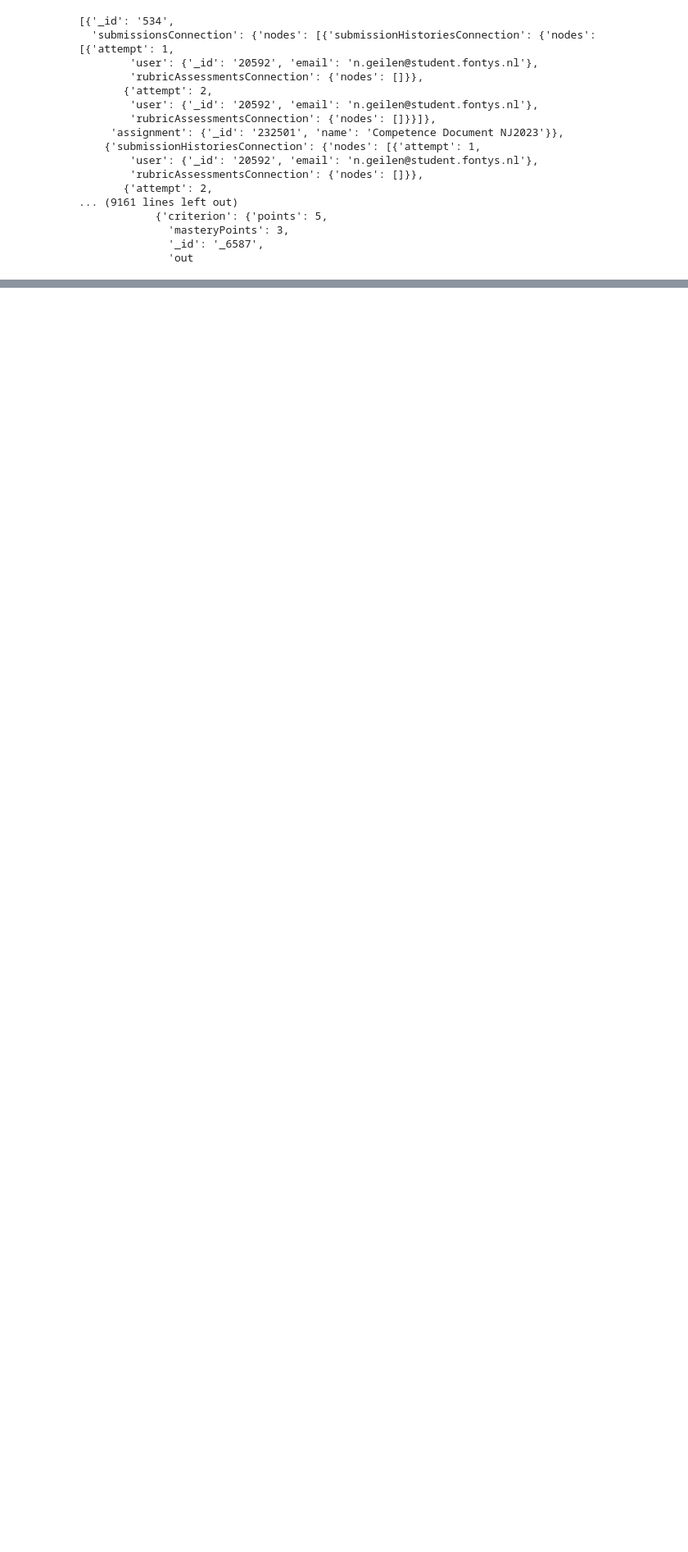
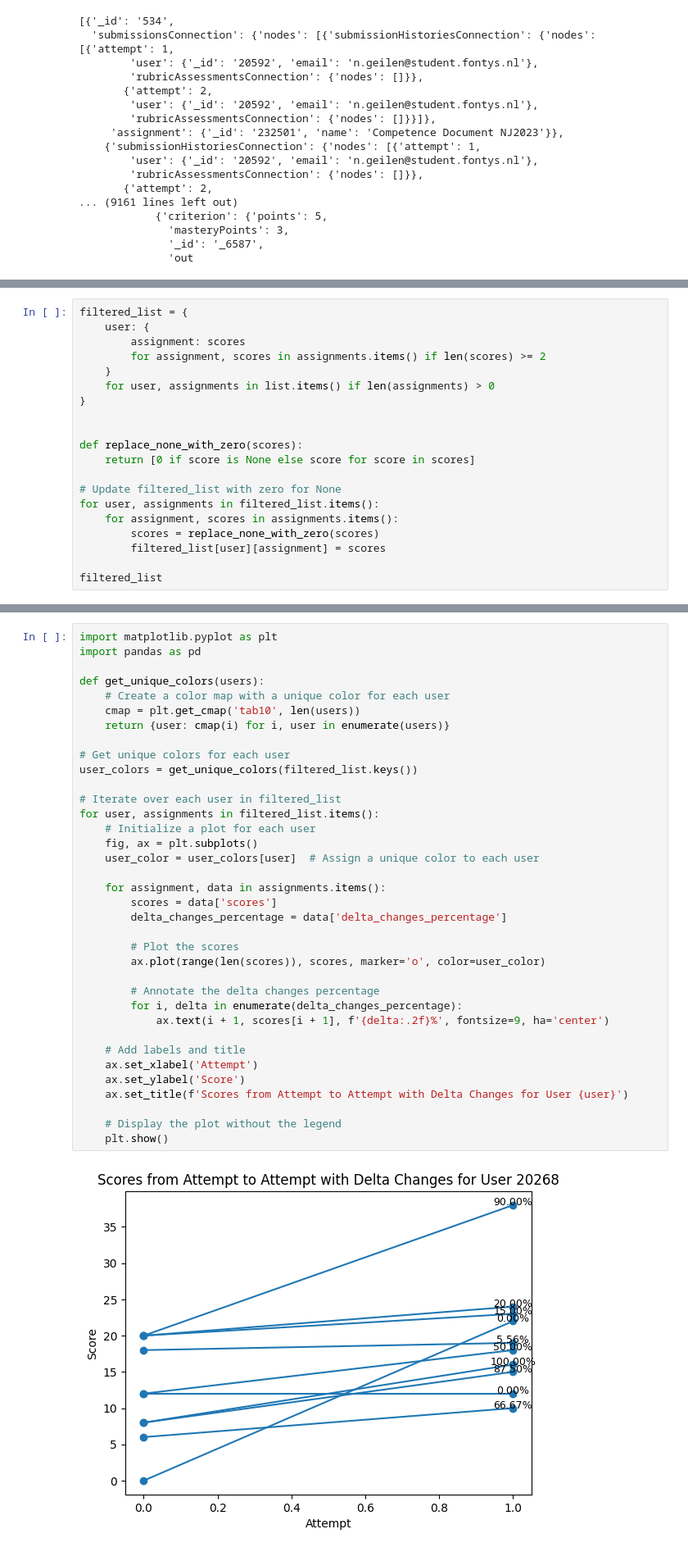
Before and after one commit to Typiqally/canvas-grade-correlation, a Jupyter notebook: main.ipynb, the cells around one changed output, grey strips where cells are left out. Shown at 82% size. Cells and saved outputs as stored; diff of their text form; blank space fills up the shorter version.

```diff
--- a/main.ipynb
+++ b/main.ipynb
@@ -209,0 +42,20 @@ df_table
+# %%
+filtered_list = {
+    user: {
+        assignment: scores
+        for assignment, scores in assignments.items() if len(scores) >= 2
+    }
+    for user, assignments in list.items() if len(assignments) > 0
+}
+
+
+def replace_none_with_zero(scores):
+    return [0 if score is None else score for score in scores]
+
+# Update filtered_list with zero for None
+for user, assignments in filtered_list.items():
+    for assignment, scores in assignments.items():
+        scores = replace_none_with_zero(scores)
+        filtered_list[user][assignment] = scores
+
+filtered_list
@@ -209,0 +162,38 @@ df_table
+# %%
+import matplotlib.pyplot as plt
+import pandas as pd
+
+def get_unique_colors(users):
+    # Create a color map with a unique color for each user
+    cmap = plt.get_cmap('tab10', len(users))
+    return {user: cmap(i) for i, user in enumerate(users)}
+
+# Get unique colors for each user
+user_colors = get_unique_colors(filtered_list.keys())
+
+# Iterate over each user in filtered_list
+for user, assignments in filtered_list.items():
+    # Initialize a plot for each user
+    fig, ax = plt.subplots()
+    user_color = user_colors[user]  # Assign a unique color to each user
+
+    for assignment, data in assignments.items():
+        scores = data['scores']
+        delta_changes_percentage = data['delta_changes_percentage']
+
+        # Plot the scores
+        ax.plot(range(len(scores)), scores, marker='o', color=user_color)
+
+        # Annotate the delta changes percentage
+        for i, delta in enumerate(delta_changes_percentage):
+            ax.text(i + 1, scores[i + 1], f'{delta:.2f}%', fontsize=9, ha='center')
+
+    # Add labels and title
+    ax.set_xlabel('Attempt')
+    ax.set_ylabel('Score')
+    ax.set_title(f'Scores from Attempt to Attempt with Delta Changes for User {user}')
+
+    # Display the plot without the legend
+    plt.show()
+# %% [output]
+[figure, added]
```
Also changed, not shown: parts of 11 cells of this notebook.
